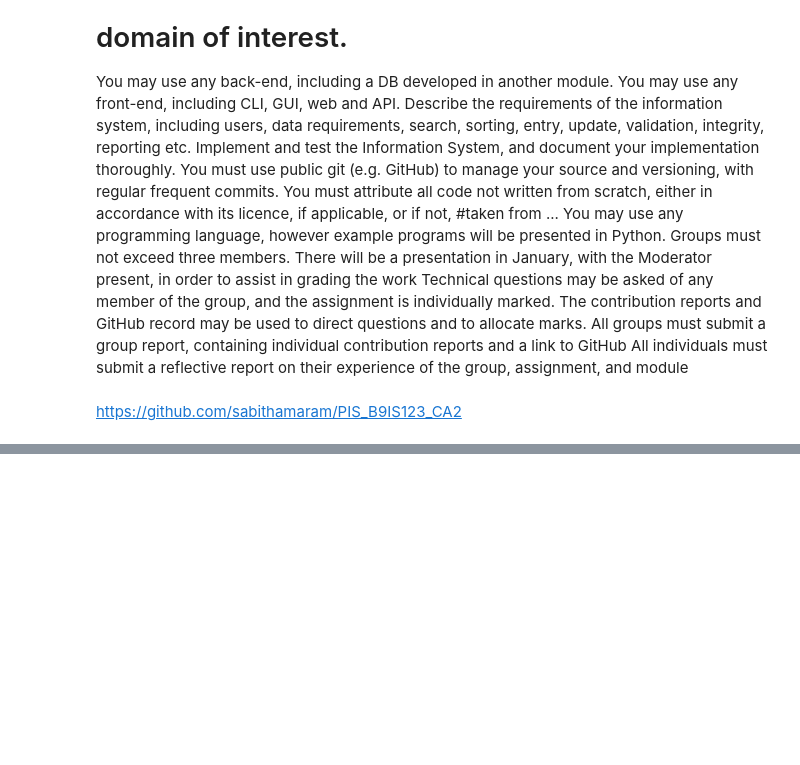
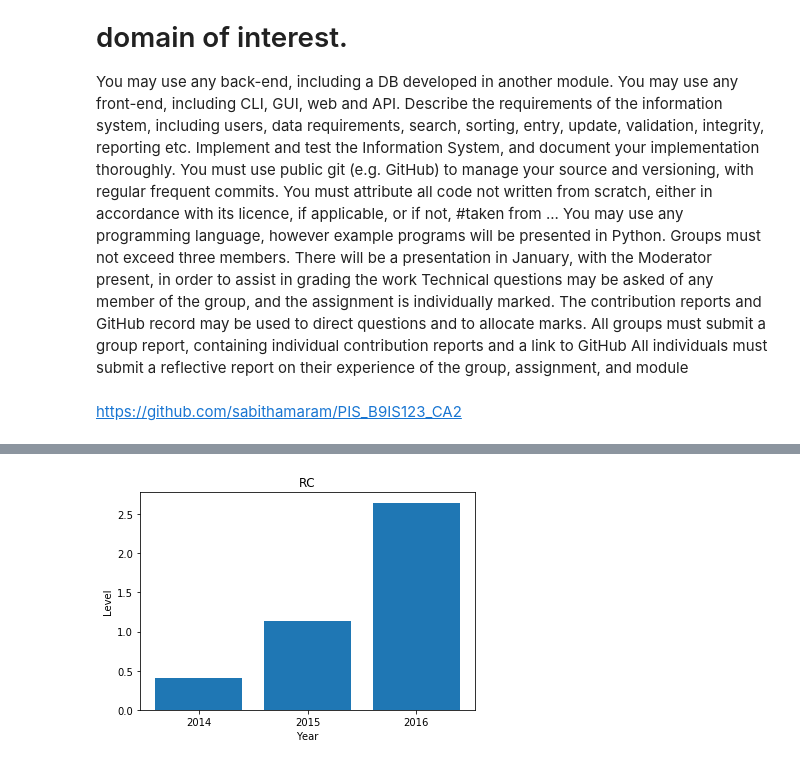
Before and after one commit to sabithamaram/PIS_B9IS123_CA2, a Jupyter notebook: Project File.ipynb, the cells around one changed output, grey strips where cells are left out. Drawn from its saved outputs; the diff is of its cells as text; code cells hidden in the pictures; blank space fills up the shorter version.

Commit message:
user choice check

```diff
--- a/Project File.ipynb
+++ b/Project File.ipynb
@@ -253,66 +253,68 @@ class GraphPlot:
         return plt.show()
 
 
+grade_choice = 11
+year_choice = 2099
 
-grade_choice = int(input('\nChoose a grade level: 1 or 2\n'))
-year_choice = int(input('\nChoose year: 2014, 2015 or 2016\n'))
+while grade_choice < 1 or grade_choice > 2:
+    grade_choice = int(input('\nChoose a grade level: 1 or 2\n'))
+while year_choice < 2014 or year_choice > 2016:
+    year_choice = int(input('\nChoose year: 2014, 2015 or 2016\n'))
 
 load_data = ReadData(grade_choice, year_choice)
 master_data_file = load_data.read_file()
 
-if master_data_file.empty == True:
-    print('Error!')
-else:
-    choice = int(input('\nPick a choice to process data in the way required:\n1) Claculate the class average\n2) Subject-wise marks\n3) Student-wise marks\n4) Plot graph of class growth\n'))
-    if choice == 1:
-        class_average = Avg(master_data_file)
-        class_average_rc = class_average.rc()
-        class_average_lis = class_average.listening()
-        class_average_writing = class_average.writing()
-        class_average_math = class_average.math()
 
-        print('\n\n\nThe class average is as below:\n\nRC: %.2f' %class_average_rc)
-        print('\nListening: %.2f' %class_average_lis)
-        print('\nWriting: %.2f' %class_average_writing)
-        print('\nMath: %.2f' %class_average_math)
+choice = int(input('\nPick a choice to process data in the way required:\n1) Claculate the class average\n2) Subject-wise marks\n3) Student-wise marks\n4) Plot graph of class growth\n'))
+if choice == 1:
+    class_average = Avg(master_data_file)
+    class_average_rc = class_average.rc()
+    class_average_lis = class_average.listening()
+    class_average_writing = class_average.writing()
+    class_average_math = class_average.math()
 
-    elif choice == 2:
-        subject_wise_marks = SubjectMarks(master_data_file)
-        class_rc = subject_wise_marks.rc()
-        class_lis = subject_wise_marks.listening()
-        class_writing = subject_wise_marks.writing()
-        class_math = subject_wise_marks.math()
+    print('\n\n\nThe class average is as below:\n\nRC: %.2f' %class_average_rc)
+    print('\nListening: %.2f' %class_average_lis)
+    print('\nWriting: %.2f' %class_average_writing)
+    print('\nMath: %.2f' %class_average_math)
 
-        print(f'\n\n\nThe class RC marks are:\n{class_rc}')
-        print(f'\n\n\nThe class Listening marks are:\n{class_lis}')
-        print(f'\n\n\nThe class Writing marks are:\n{class_writing}')
-        print(f'\n\n\nThe class Math marks are:\n{class_math}')
+elif choice == 2:
+    subject_wise_marks = SubjectMarks(master_data_file)
+    class_rc = subject_wise_marks.rc()
+    class_lis = subject_wise_marks.listening()
+    class_writing = subject_wise_marks.writing()
+    class_math = subject_wise_marks.math()
 
-    elif choice == 3:
+    print(f'\n\n\nThe class RC marks are:\n{class_rc}')
+    print(f'\n\n\nThe class Listening marks are:\n{class_lis}')
+    print(f'\n\n\nThe class Writing marks are:\n{class_writing}')
+    print(f'\n\n\nThe class Math marks are:\n{class_math}')
+
+elif choice == 3:
+    student = input('\nEnter name of student\n')
+    student_wise_marks = StudentMarks(master_data_file, student.title())
+    student_marks = student_wise_marks.marks()
+
+    print(f'\nMarks for {student} are as follows:\n{student_marks}')
+
+elif choice == 4:
+    comp_choice = int(input('Pick the growth type:\n1) Student Growth\n2) Class Growth\n'))
+    first_file, sec_file, third_file = load_data.all_files(grade_choice)
+
+    graph_plot = GraphPlot(first_file, sec_file, third_file)
+
+    if comp_choice == 1:
         student = input('\nEnter name of student\n')
-        student_wise_marks = StudentMarks(master_data_file, student.title())
-        student_marks = student_wise_marks.marks()
+        stu_growth = graph_plot.stu_plot(student.title())
 
-        print(f'\nMarks for {student} are as follows:\n{student_marks}')
+    elif comp_choice == 2:
+        class_growth_rc = graph_plot.class_plot_rc()
+        class_growth_lis = graph_plot.class_plot_lis()
+        class_growth_writing = graph_plot.class_plot_writing()
+        class_growth_math = graph_plot.class_plot_math()
 
-    elif choice == 4:
-        comp_choice = int(input('Pick the growth type:\n1) Student Growth\n2) Class Growth\n'))
-        first_file, sec_file, third_file = load_data.all_files(grade_choice)
-
-        graph_plot = GraphPlot(first_file, sec_file, third_file)
-
-        if comp_choice == 1:
-            student = input('\nEnter name of student\n')
-            stu_growth = graph_plot.stu_plot(student.title())
-
-        elif comp_choice == 2:
-            class_growth_rc = graph_plot.class_plot_rc()
-            class_growth_lis = graph_plot.class_plot_lis()
-            class_growth_writing = graph_plot.class_plot_writing()
-            class_growth_math = graph_plot.class_plot_math()
-
-        else:
-            print('Invalid choice!')
+    else:
+        print('Invalid choice!')
 # %% [output]
 Choose a grade level: 1 or 2
 1
@@ -333,0 +335 @@ Pick a choice to process data in the way required:
+[figure, added]
```
Also changed, not shown: parts of 1 cell of this notebook.
